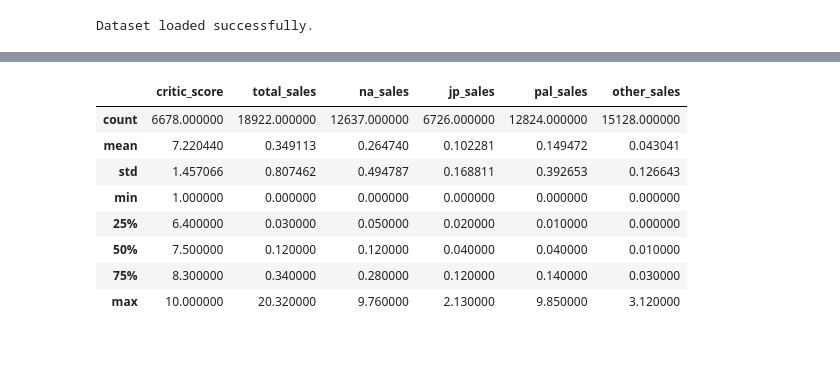
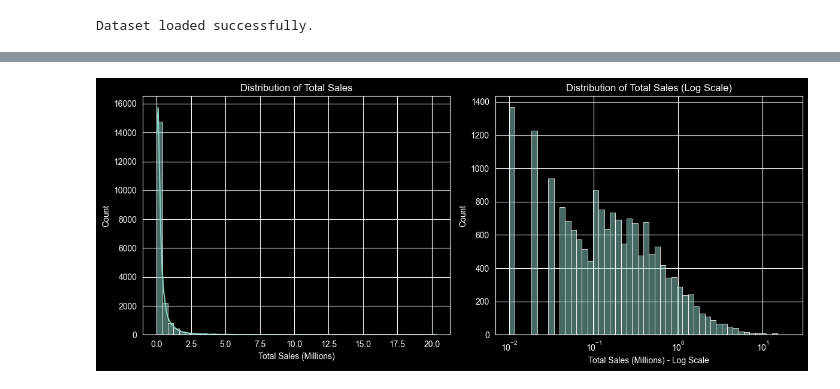
Before and after one commit to Abderrahamane/data-mining-project, a Jupyter notebook: notebooks/1_data_understanding.ipynb, the cells around one changed output, grey strips where cells are left out. Saved outputs shown, nothing was run; the diff lists cells and outputs as text; code cells hidden in the pictures; blank space fills up the shorter version.

```diff
--- a/notebooks/1_data_understanding.ipynb
+++ b/notebooks/1_data_understanding.ipynb
@@ -67,14 +182,19 @@ memory usage: 6.8+ MB
 # %%
-# Summary statistics for numerical columns
-df.describe()
+# histogram of Total Sales
+plt.figure(figsize=(12, 5))
+plt.subplot(1, 2, 1)
+sns.histplot(df['total_sales'], bins=50, kde=True)
+plt.title('Distribution of Total Sales')
+plt.xlabel('Total Sales (Millions)')
+
+# log scale histogram (to see the tail better)
+plt.subplot(1, 2, 2)
+sns.histplot(df['total_sales'], bins=50, kde=True, log_scale=True)
+plt.title('Distribution of Total Sales (Log Scale)')
+plt.xlabel('Total Sales (Millions) - Log Scale')
+
+plt.tight_layout()
+plt.show()
 # %% [output]
-|  | critic_score | total_sales | na_sales | jp_sales | pal_sales | other_sales |
-| count | 6678.000000 | 18922.000000 | 12637.000000 | 6726.000000 | 12824.000000 | 15128.000000 |
-| mean | 7.220440 | 0.349113 | 0.264740 | 0.102281 | 0.149472 | 0.043041 |
-| std | 1.457066 | 0.807462 | 0.494787 | 0.168811 | 0.392653 | 0.126643 |
-| min | 1.000000 | 0.000000 | 0.000000 | 0.000000 | 0.000000 | 0.000000 |
-| 25% | 6.400000 | 0.030000 | 0.050000 | 0.020000 | 0.010000 | 0.000000 |
-| 50% | 7.500000 | 0.120000 | 0.120000 | 0.040000 | 0.040000 | 0.010000 |
-| 75% | 8.300000 | 0.340000 | 0.280000 | 0.120000 | 0.140000 | 0.030000 |
-| max | 10.000000 | 20.320000 | 9.760000 | 2.130000 | 9.850000 | 3.120000 |
+[figure, added]
 # %%
```
Also changed, not shown: parts of 39 cells of this notebook.
